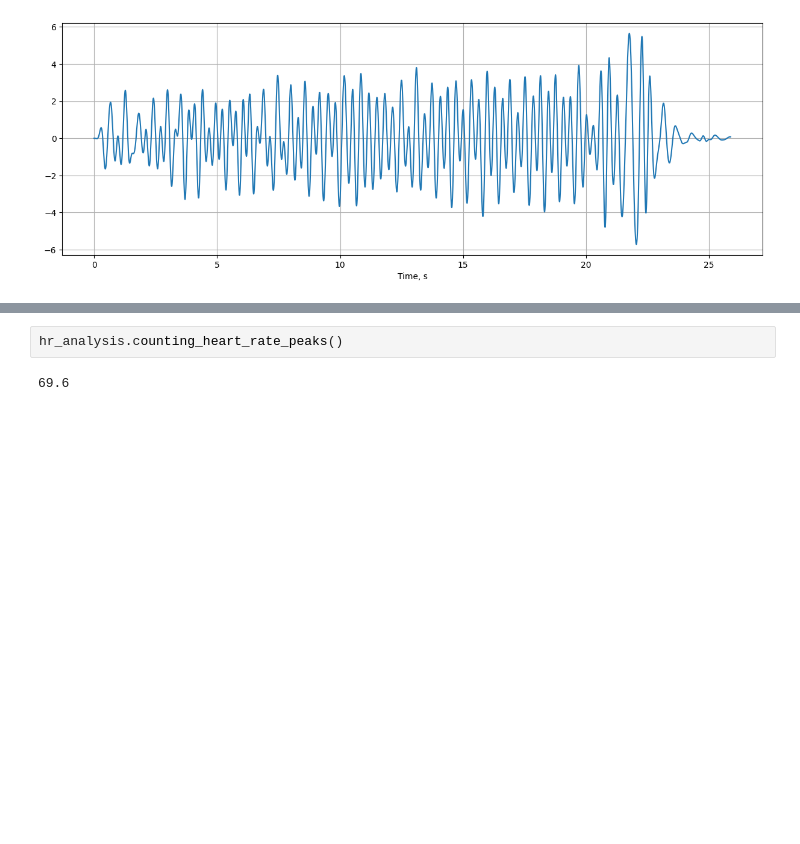
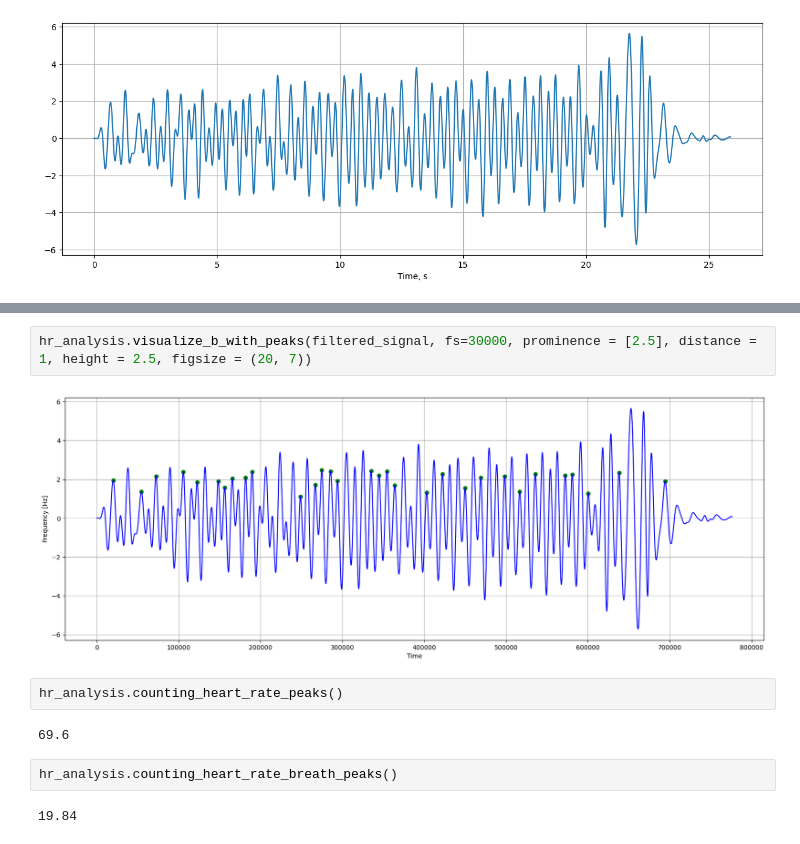
Before and after one commit to MrFoxS02/AnalysisOfBallistocardiographicData, a Jupyter notebook: ExampleOfUse.ipynb, the cells around one changed output, grey strips where cells are left out. Cells and saved outputs as stored; diff of their text form; blank space fills up the shorter version.

```diff
--- a/ExampleOfUse.ipynb
+++ b/ExampleOfUse.ipynb
@@ -31,4 +31,12 @@ hr_analysis.visualize_with_peaks(filtered_signal, fs=30000, prominence = [2.5],
+# %%
+hr_analysis.visualize_b_with_peaks(filtered_signal, fs=30000, prominence = [2.5], distance = 1, height = 2.5, figsize = (20, 7))
+# %% [output]
+[figure, added]
 # %%
 hr_analysis.сounting_heart_rate_peaks()
 # %% [output]
 69.6
+# %%
+hr_analysis.сounting_heart_rate_breath_peaks()
+# %% [output]
+19.84
```
Also changed, not shown: parts of 1 cell of this notebook, 1 other file.
